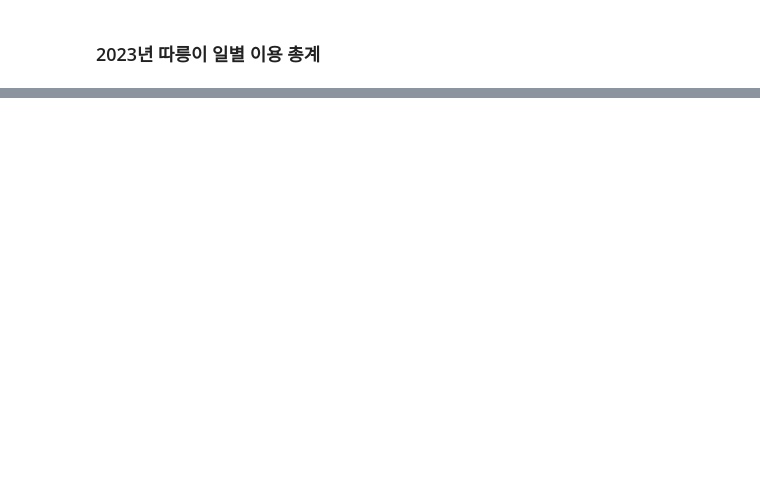
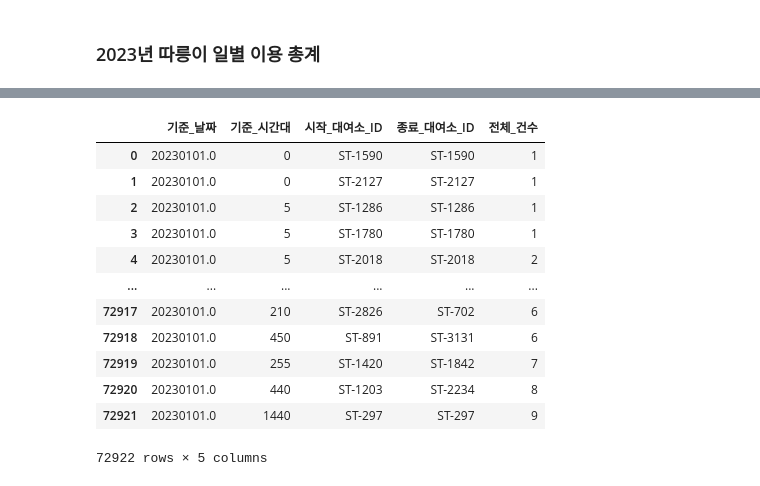
Before and after one commit to minseokpark6/SemiProject_Group3, a Jupyter notebook: Code/minseokpark/dust_preprocessing_240430.ipynb, the cells around one changed output, grey strips where cells are left out. Cells and saved outputs as stored; diff of their text form; code cells hidden in the pictures; blank space fills up the shorter version.

```diff
--- a/Code/minseokpark/dust_preprocessing_240430.ipynb
+++ b/Code/minseokpark/dust_preprocessing_240430.ipynb
@@ -330,0 +301,9 @@ memory usage: 659.4 MB
+# %%
+import numpy as np
+import pandas as pd
+
+data_2023_01_01 = pd.read_csv('../../../../data_semi/강남 따릉이_data/강남_따릉이_data_2023_01_part_1.csv')
+data_2023_01_02 = pd.read_csv('../../../../data_semi/강남 따릉이_data/강남_따릉이_data_2023_01_part_2.csv')
+data_2023_01_03 = pd.read_csv('../../../../data_semi/강남 따릉이_data/강남_따릉이_data_2023_01_part_3.csv')
+data_2023_01_04 = pd.read_csv('../../../../data_semi/강남 따릉이_data/강남_따릉이_data_2023_01_part_4.csv')
+data_2023_01_05 = pd.read_csv('../../../../data_semi/강남 따릉이_data/강남_따릉이_data_2023_01_part_5.csv')
@@ -330,0 +382,16 @@ memory usage: 659.4 MB
+# %%
+data_2023_01_01[data_2023_01_01['기준_날짜'] == 20230101.]
+# %% [output]
+|  | 기준_날짜 | 기준_시간대 | 시작_대여소_ID | 종료_대여소_ID | 전체_건수 |
+| 0 | 20230101.0 | 0 | ST-1590 | ST-1590 | 1 |
+| 1 | 20230101.0 | 0 | ST-2127 | ST-2127 | 1 |
+| 2 | 20230101.0 | 5 | ST-1286 | ST-1286 | 1 |
+| 3 | 20230101.0 | 5 | ST-1780 | ST-1780 | 1 |
+| 4 | 20230101.0 | 5 | ST-2018 | ST-2018 | 2 |
+| ... | ... | ... | ... | ... | ... |
+| 72917 | 20230101.0 | 210 | ST-2826 | ST-702 | 6 |
+| 72918 | 20230101.0 | 450 | ST-891 | ST-3131 | 6 |
+| 72919 | 20230101.0 | 255 | ST-1420 | ST-1842 | 7 |
+| 72920 | 20230101.0 | 440 | ST-1203 | ST-2234 | 8 |
+| 72921 | 20230101.0 | 1440 | ST-297 | ST-297 | 9 |
+72922 rows × 5 columns
```
Also changed, not shown: parts of 12 cells of this notebook.
